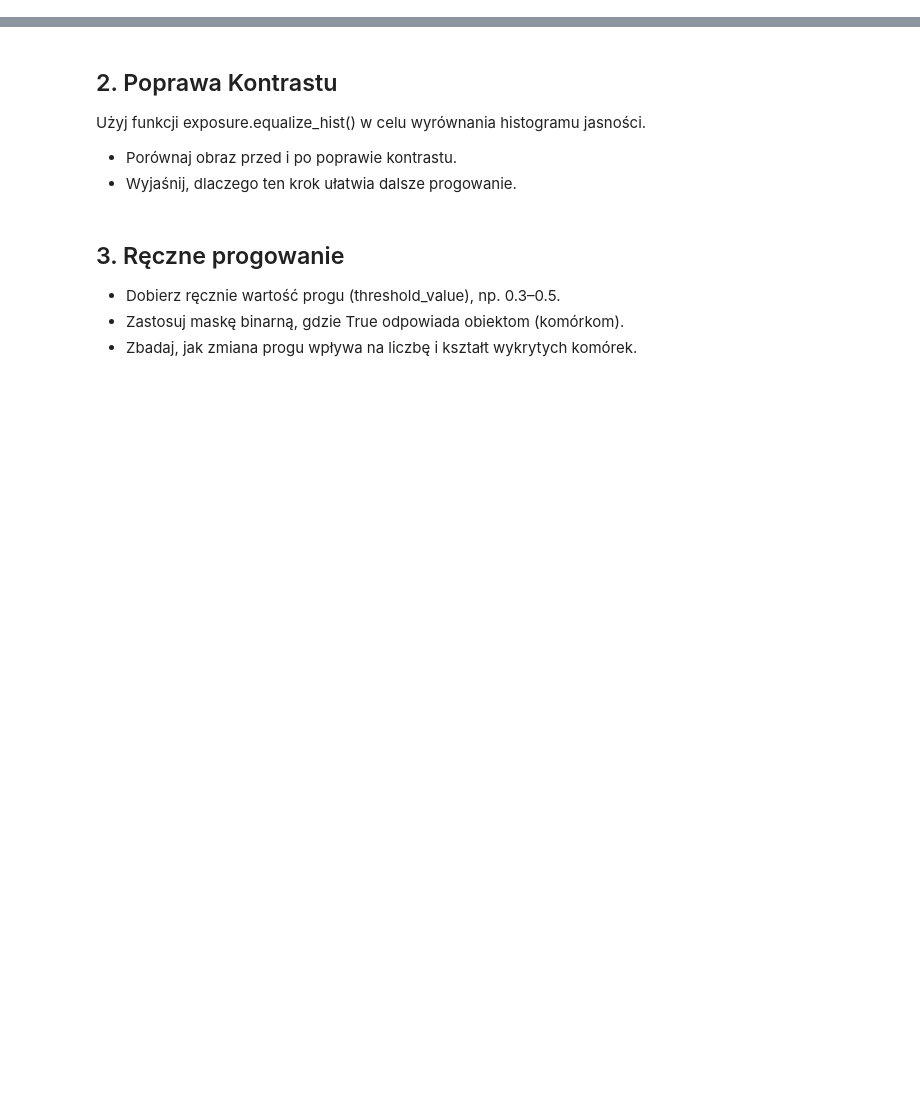
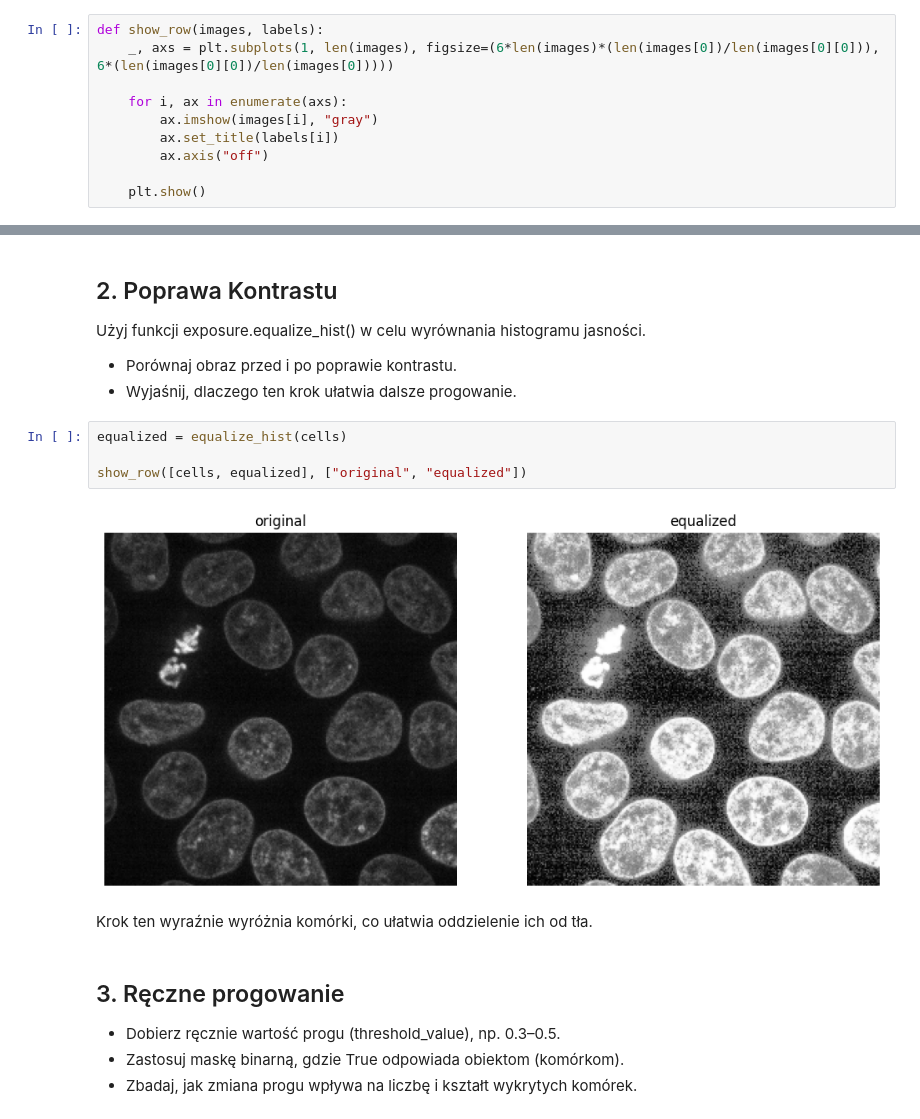
Before and after one commit to AdrianGlanowski/Przetwarzanie_i_analiza_obrazow, a Jupyter notebook: lab2/Lab_2_Morfologia_matematyczna_zadania.ipynb, the cells around one changed output, grey strips where cells are left out. Cells and saved outputs as stored; diff of their text form; blank space fills up the shorter version.

```diff
--- a/lab2/Lab_2_Morfologia_matematyczna_zadania.ipynb
+++ b/lab2/Lab_2_Morfologia_matematyczna_zadania.ipynb
@@ -16,0 +26,10 @@ from scipy.ndimage import distance_transform_edt  # Transformata odległościowa
+# %%
+def show_row(images, labels):
+    _, axs = plt.subplots(1, len(images), figsize=(6*len(images)*(len(images[0])/len(images[0][0])), 6*(len(images[0][0])/len(images[0]))))
+
+    for i, ax in enumerate(axs):
+        ax.imshow(images[i], "gray")
+        ax.set_title(labels[i])
+        ax.axis("off")
+
+    plt.show()
@@ -431,6 +461,14 @@ Użyj funkcji exposure.equalize_hist() w celu wyrównania histogramu jasności.
 
 * Porównaj obraz przed i po poprawie kontrastu.
 * Wyjaśnij, dlaczego ten krok ułatwia dalsze progowanie.
+# %%
+equalized = equalize_hist(cells)
+
+show_row([cells, equalized], ["original", "equalized"])
+# %% [output]
+[figure, added]
+# %% [markdown]
+Krok ten wyraźnie wyróżnia komórki, co ułatwia oddzielenie ich od tła.
 # %% [markdown]
 ## 3. Ręczne progowanie
 
```
Also changed, not shown: parts of 24 cells of this notebook, 2 other files.
